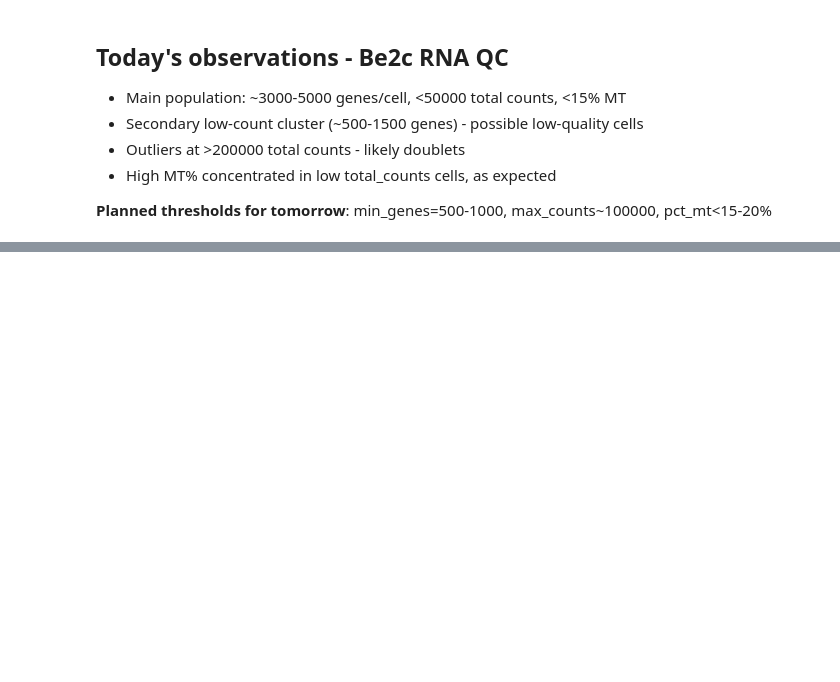
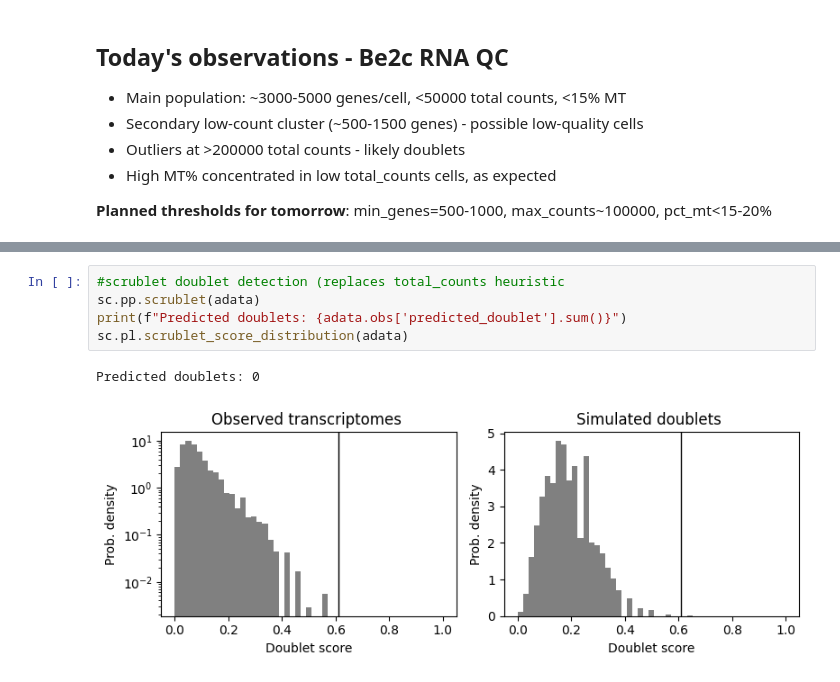
Before and after one commit to matthewniu333/neuroblastoma-multiome, a Jupyter notebook: notebooks/rna_preprocessing.ipynb, the cells around one changed output, grey strips where cells are left out. Drawn from its saved outputs; the diff is of its cells as text; blank space fills up the shorter version.

Commit message:
Preprocessing Day 2: Finalized filtering, documented Scrublet limiation on homogenous data

```diff
--- a/notebooks/rna_preprocessing.ipynb
+++ b/notebooks/rna_preprocessing.ipynb
@@ -80,0 +92,8 @@ plt.show()
+# %%
+#scrublet doublet detection (replaces total_counts heuristic
+sc.pp.scrublet(adata)
+print(f"Predicted doublets: {adata.obs['predicted_doublet'].sum()}")
+sc.pl.scrublet_score_distribution(adata)
+# %% [output]
+Predicted doublets: 0
+[figure, added]
```
Also changed, not shown: parts of 7 cells of this notebook.
